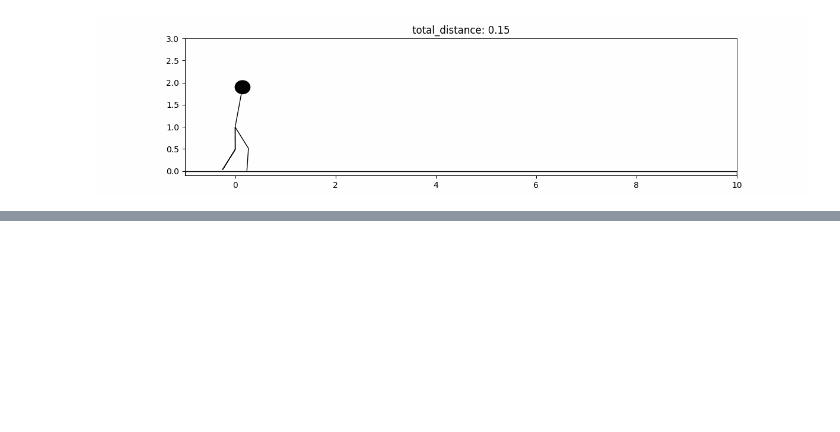
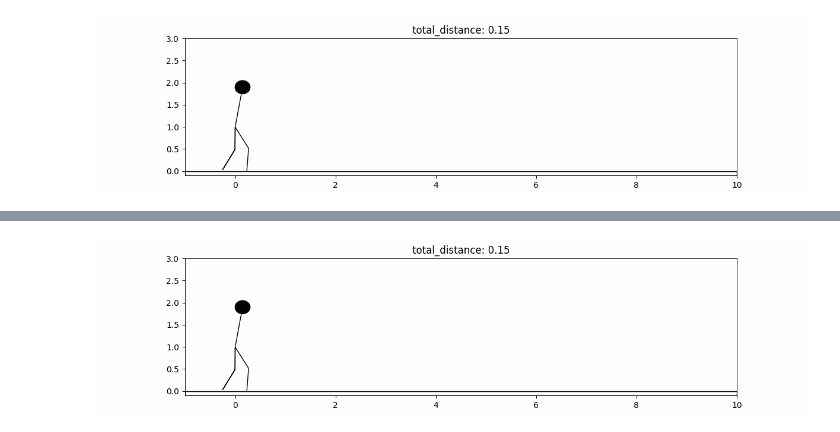
Before and after one commit to augustkl/Advanced-Probebalistic-Machine-Learning, a Jupyter notebook: exam/P4.ipynb, the cells around one changed output, grey strips where cells are left out. Saved outputs shown, nothing was run; the diff lists cells and outputs as text; code cells hidden in the pictures; blank space fills up the shorter version.

```diff
--- a/exam/P4.ipynb
+++ b/exam/P4.ipynb
@@ -251,0 +365,3 @@ Total Distance =  0.351617591226992
+# %%
+#Evolutionary algorithm
+plan = evolutionary_algorithm()
@@ -262,0 +412,33 @@ Image(filename="animation.gif")
+# %%
+def simulated_annealing(num_steps=5000, initial_temp=10, cooling_rate=0.999):
+    current_vector = np.random.uniform(-1, 1, 40)
+    current_distance = sim(current_vector)[1]
+    best_vector = current_vector
+    best_distance = current_distance
+    temp = initial_temp
+
+    for step in range(num_steps):
+        # Propose a new vector
+        proposal = current_vector + np.random.normal(0, 0.1, 40)
+        proposal = np.clip(proposal, -1, 1)
+        proposal_distance = sim(proposal)[1]
+
+        # Acceptance criterion with temperature
+        if np.random.rand() < np.exp((proposal_distance - current_distance) / temp):
+            current_vector = proposal
+            current_distance = proposal_distance
+
+        # Track the best vector
+        if current_distance > best_distance:
+            best_vector = current_vector
+            best_distance = current_distance
+
+        # Cool down the temperature
+        temp *= cooling_rate
+        if step % 100 == 0 or step == 0:
+            print(f"Step {step + 1}: Distance = {current_distance:.4f}, Temp = {temp:.4f}")
+
+    return best_vector, best_distance
+
+best_vec, best_dist = simulated_annealing()
+data, total_distance = sim(best_vec)
@@ -262,0 +463,11 @@ Image(filename="animation.gif")
+# %%
+# Create a gif
+frames = []
+for j in range(len(data)):
+    frame = plot_samples_normal(data, j)
+    frames.append(frame)
+
+gif.save(frames, "simulated_annealing.gif", duration=40)
+Image(filename="simulated_annealing.gif")
+# %% [output]
+[figure, added]
```
Also changed, not shown: parts of 11 cells of this notebook, 3 other files.
